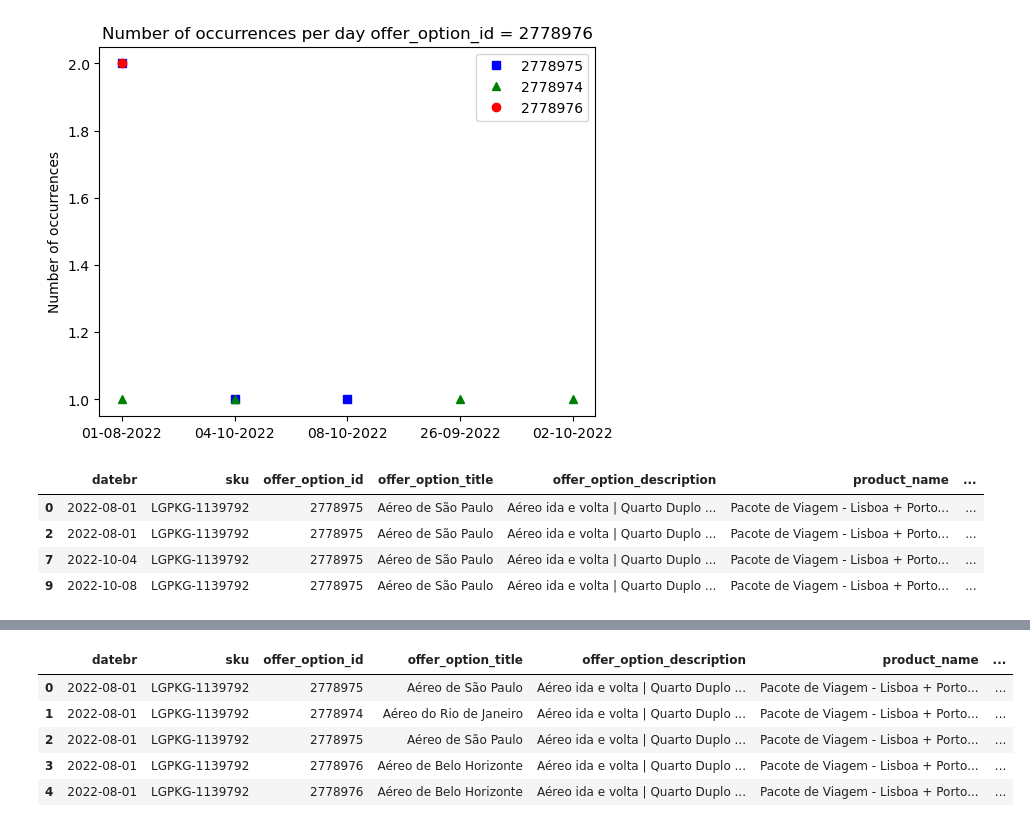
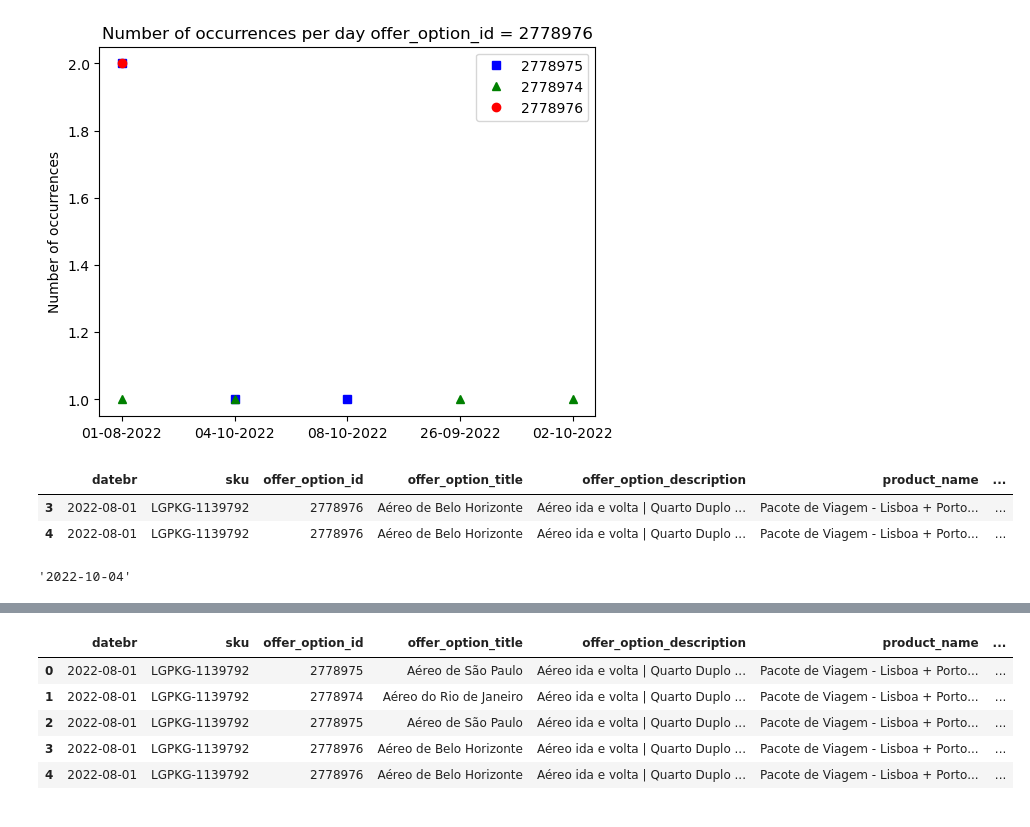
Before and after one commit to drica-monteiro/my_repository, a Jupyter notebook: teste.ipynb, the cells around one changed output, grey strips where cells are left out. Saved outputs shown, nothing was run; the diff lists cells and outputs as text; code cells hidden in the pictures.

```diff
--- a/teste.ipynb
+++ b/teste.ipynb
@@ -91,10 +86,12 @@ plt.show()
 # %% [output]
 [figure]
 # %%
-df2.loc[df2['offer_option_id']==2778975]
+df2.loc[df2['offer_option_id']==2778976]
 # %% [output]
 |  | datebr | sku | offer_option_id | offer_option_title | offer_option_description | product_name | ... |
-| 0 | 2022-08-01 | LGPKG-1139792 | 2778975 | Aéreo de São Paulo | Aéreo ida e volta | Quarto Duplo ... | Pacote de Viagem - Lisboa + Porto... | ... |
-| 2 | 2022-08-01 | LGPKG-1139792 | 2778975 | Aéreo de São Paulo | Aéreo ida e volta | Quarto Duplo ... | Pacote de Viagem - Lisboa + Porto... | ... |
-| 7 | 2022-10-04 | LGPKG-1139792 | 2778975 | Aéreo de São Paulo | Aéreo ida e volta | Quarto Duplo ... | Pacote de Viagem - Lisboa + Porto... | ... |
-| 9 | 2022-10-08 | LGPKG-1139792 | 2778975 | Aéreo de São Paulo | Aéreo ida e volta | Quarto Duplo ... | Pacote de Viagem - Lisboa + Porto... | ... |
+| 3 | 2022-08-01 | LGPKG-1139792 | 2778976 | Aéreo de Belo Horizonte | Aéreo ida e volta | Quarto Duplo ... | Pacote de Viagem - Lisboa + Porto... | ... |
+| 4 | 2022-08-01 | LGPKG-1139792 | 2778976 | Aéreo de Belo Horizonte | Aéreo ida e volta | Quarto Duplo ... | Pacote de Viagem - Lisboa + Porto... | ... |
+# %%
+df2.iloc[7,0]
+# %% [output]
+'2022-10-04'
```
Also changed, not shown: parts of 26 cells of this notebook, 3 other files.
